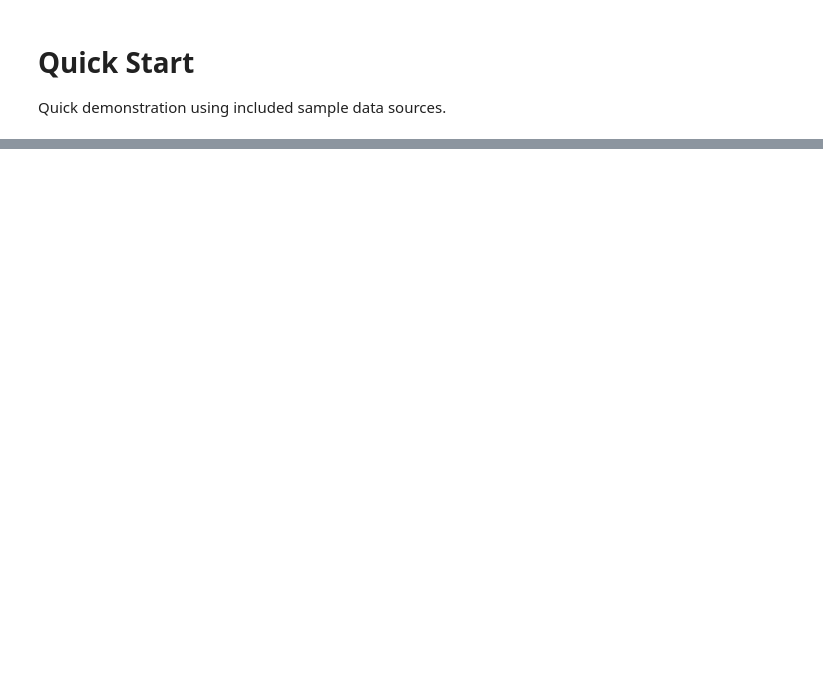
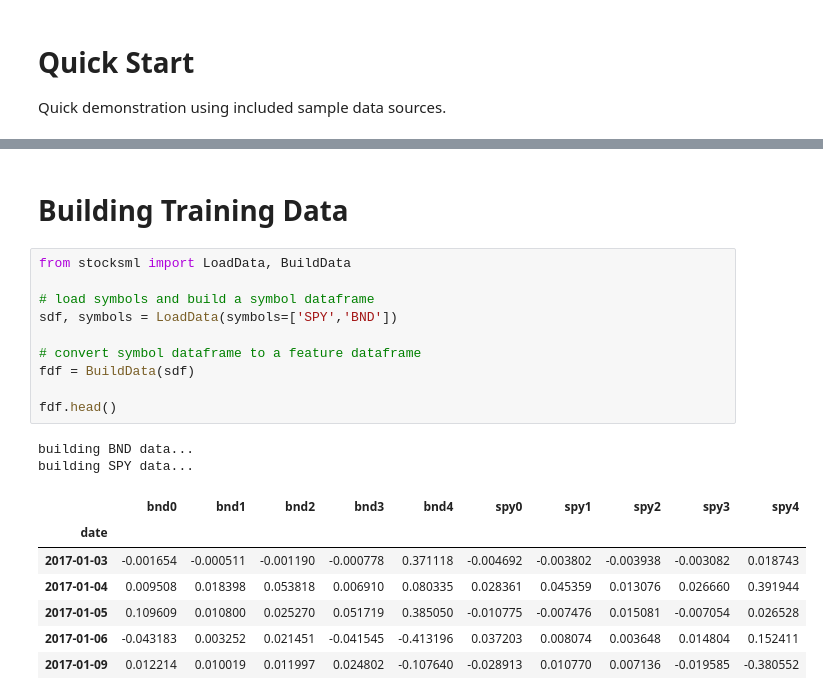
Before and after one commit to ryanraba/stocksml, a Jupyter notebook: docs/quick_start.ipynb, the cells around one changed output, grey strips where cells are left out. Saved outputs shown, nothing was run; the diff lists cells and outputs as text; blank space fills up the shorter version.

```diff
--- a/docs/quick_start.ipynb
+++ b/docs/quick_start.ipynb
@@ -16,0 +38,22 @@ Demo(notebook=True)
+# %% [markdown]
+# Building Training Data
+# %%
+from stocksml import LoadData, BuildData
+
+# load symbols and build a symbol dataframe
+sdf, symbols = LoadData(symbols=['SPY','BND'])
+
+# convert symbol dataframe to a feature dataframe
+fdf = BuildData(sdf)
+
+fdf.head()
+# %% [output]
+building BND data...
+building SPY data...
+|  | bnd0 | bnd1 | bnd2 | bnd3 | bnd4 | spy0 | spy1 | spy2 | spy3 | spy4 |
+| date |  |  |  |  |  |  |  |  |  |  |
+| 2017-01-03 | -0.001654 | -0.000511 | -0.001190 | -0.000778 | 0.371118 | -0.004692 | -0.003802 | -0.003938 | -0.003082 | 0.018743 |
+| 2017-01-04 | 0.009508 | 0.018398 | 0.053818 | 0.006910 | 0.080335 | 0.028361 | 0.045359 | 0.013076 | 0.026660 | 0.391944 |
+| 2017-01-05 | 0.109609 | 0.010800 | 0.025270 | 0.051719 | 0.385050 | -0.010775 | -0.007476 | 0.015081 | -0.007054 | 0.026528 |
+| 2017-01-06 | -0.043183 | 0.003252 | 0.021451 | -0.041545 | -0.413196 | 0.037203 | 0.008074 | 0.003648 | 0.014804 | 0.152411 |
+| 2017-01-09 | 0.012214 | 0.010019 | 0.011997 | 0.024802 | -0.107640 | -0.028913 | 0.010770 | 0.007136 | -0.019585 | -0.380552 |
```
Also changed, not shown: parts of 9 cells of this notebook.
